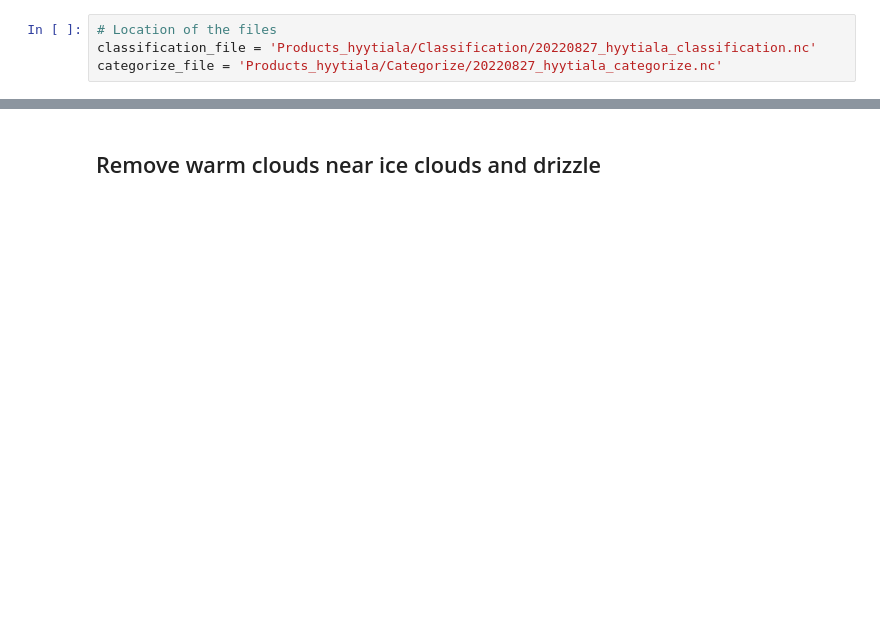
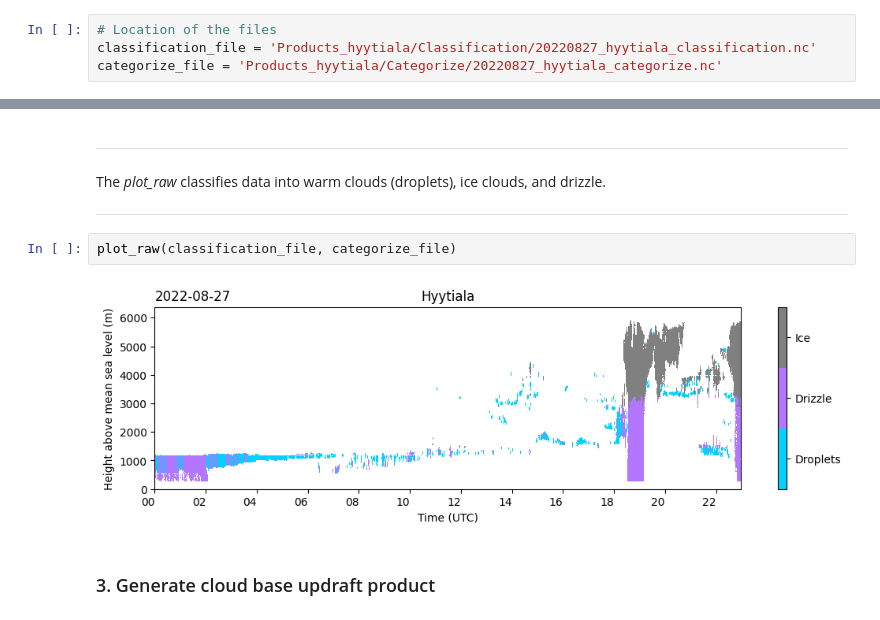
Before and after one commit to maxaragon/INAR-updrafts, a Jupyter notebook: Tutorial.ipynb, the cells around one changed output, grey strips where cells are left out. Saved outputs shown, nothing was run; the diff lists cells and outputs as text; blank space fills up the shorter version.

```diff
--- a/Tutorial.ipynb
+++ b/Tutorial.ipynb
@@ -71,2 +89,12 @@ generate_figure(classification_file, ['target_classification'])
 # %% [markdown]
-## Remove warm clouds near ice clouds and drizzle
+***
+
+The *plot_raw* classifies data into warm clouds (droplets), ice clouds, and drizzle.
+
+***
+# %%
+plot_raw(classification_file, categorize_file)
+# %% [output]
+[figure, added]
+# %% [markdown]
+### 3. Generate cloud base updraft product
```
Also changed, not shown: parts of 26 cells of this notebook.
